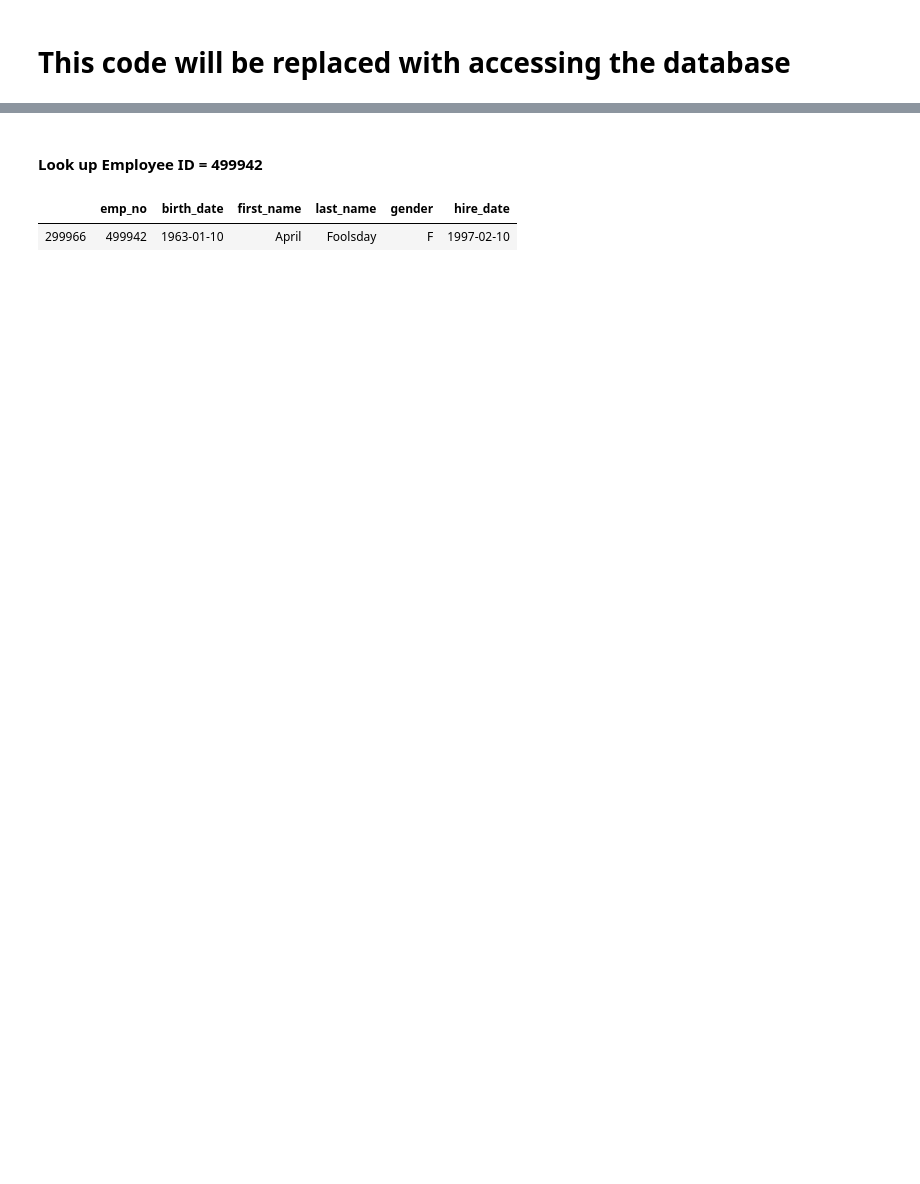
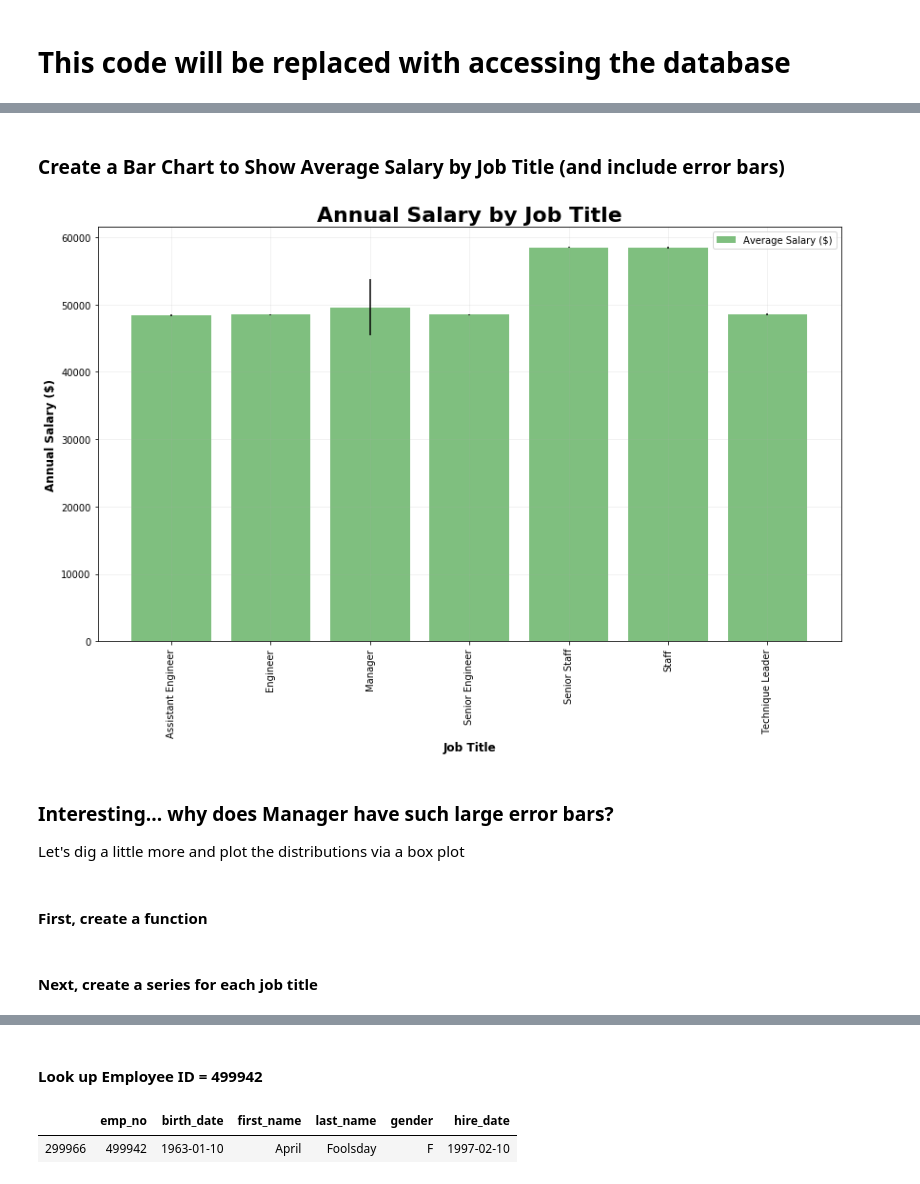
Before and after one commit to KatRootes/sql-challenge, a Jupyter notebook: EmployeeSQL/Bonus.ipynb, the cells around one changed output, grey strips where cells are left out. Drawn from its saved outputs; the diff is of its cells as text; code cells hidden in the pictures; blank space fills up the shorter version.

```diff
--- a/EmployeeSQL/Bonus.ipynb
+++ b/EmployeeSQL/Bonus.ipynb
@@ -431,0 +155,8 @@ count_salary_by_title
+# %%
+# Now merge the salaries
+print(BOLD + 'Salaries merged with Employees and Titles (current employees only)' + END)
+emp_title_salary = emp_title.merge(salaries, on='emp_no').sort_values(['title'], ascending=True).reset_index()
+
+# Finally, let's select only the columns we need
+emp_title_salary = emp_title_salary[['title', 'salary']]
+emp_title_salary.head()
@@ -431,0 +173,10 @@ count_salary_by_title
+# %%
+# groupby title and create relevant statistics on the salary
+print(BOLD + 'Salary statistics by Title' + END)
+statistics_salary_by_title = emp_title_salary.groupby(['title']).aggregate(
+    {
+        'salary':['mean', 'median', 'min', 'max', 'count', 'sem']
+    }
+).sort_values(by=['title'], ascending=True)
+statistics_salary_by_title.columns = statistics_salary_by_title.columns.droplevel(0)
+statistics_salary_by_title.sort_values(['title'], ascending=True).reset_index()
@@ -431,0 +193,29 @@ count_salary_by_title
+# %% [markdown]
+
+### Create a Bar Chart to Show Average Salary by Job Title (and include error bars)
+# %%
+# Create plot
+fig, ax = plt.subplots(figsize=(14,8))
+plt.bar(statistics_salary_by_title.index, statistics_salary_by_title['mean'], color='green',
+        alpha=0.5, yerr=statistics_salary_by_title['sem'], label='Average Salary ($)')
+
+# Add labels and formatting
+plt.xlabel("Job Title", weight='bold', size=12)
+plt.ylabel("Annual Salary ($)", weight='bold', size=12)
+plt.title("Annual Salary by Job Title", weight='bold', size=22)
+plt.xticks(statistics_salary_by_title.index, rotation=90)
+plt.legend(loc='best')
+plt.grid(alpha=0.2)
+
+# Save the chart out
+plt.savefig("./Output/SalaryByTitleBar.png")
+
+# Show plot
+plt.show()
+# %% [output]
+[figure, added]
+# %% [markdown]
+### Interesting... why does Manager have such large error bars?
+Let's dig a little more and plot the distributions via a box plot
+# %% [markdown]
+#### First, create a function
@@ -431,0 +247,2 @@ count_salary_by_title
+# %% [markdown]
+#### Next, create a series for each job title
```
Also changed, not shown: parts of 47 cells of this notebook, 3 other files.
